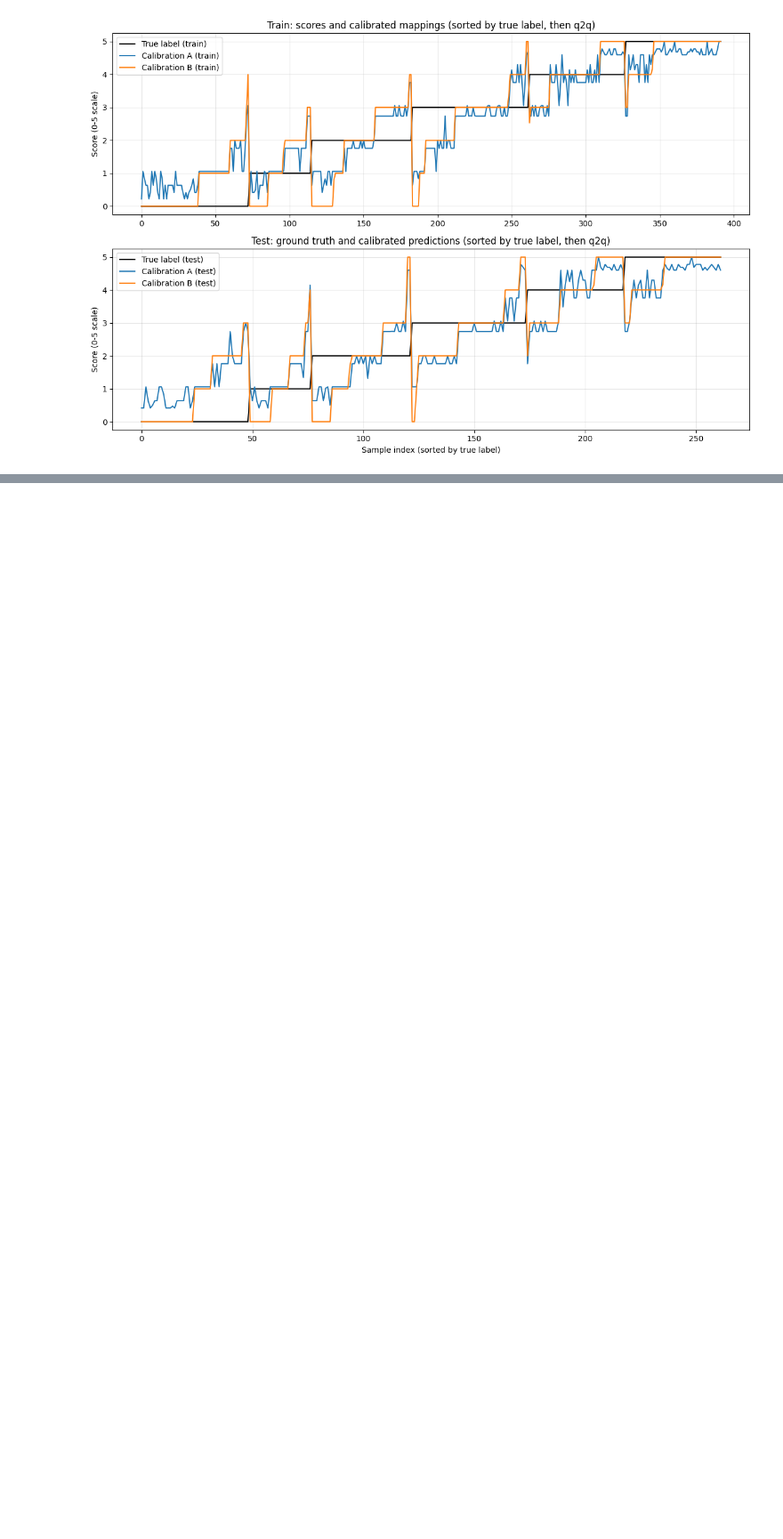
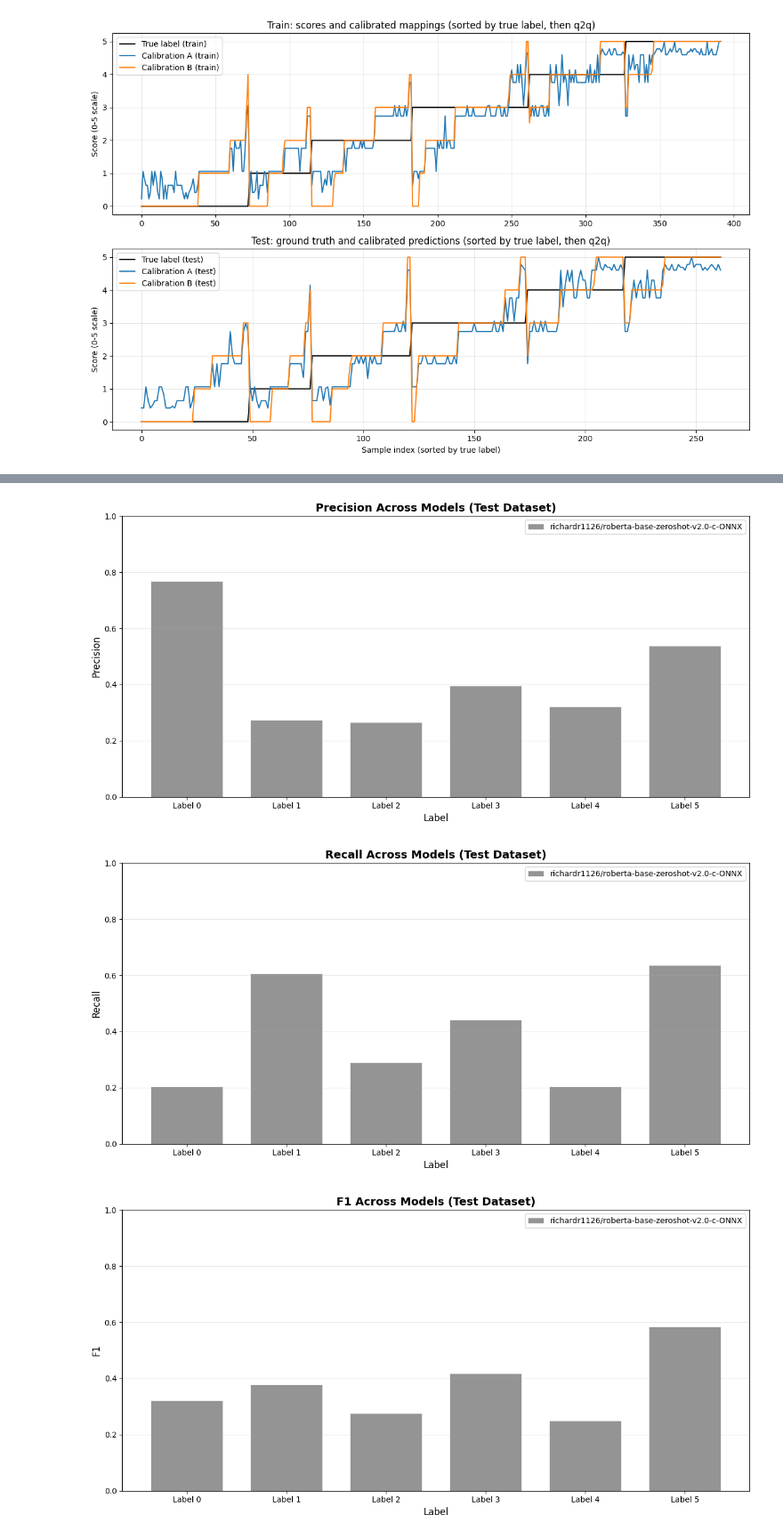
Before and after one commit to itzTerra/vis-desc, a Jupyter notebook: modules/lab/src/evaluation/nli/nli.ipynb, the cells around one changed output, grey strips where cells are left out. Shown at 89% size. Cells and saved outputs as stored; diff of their text form; code cells hidden in the pictures; blank space fills up the shorter version.

```diff
--- a/modules/lab/src/evaluation/nli/nli.ipynb
+++ b/modules/lab/src/evaluation/nli/nli.ipynb
@@ -276,0 +437,15 @@ Train scores: (392,) values
+# %%
+multiple_models = []
+for idx, sd in enumerate(score_data):
+    converted = nli_scores_to_core(
+        sd.train_scores,
+        sd.y_train,
+        sd.test_scores,
+        sd.y_test,
+        model_name=sd.model_name,
+    )
+    multiple_models.append(converted)
+
+print(f"Converted {len(multiple_models)} model(s) for comparison:")
+for m in multiple_models:
+    print(f"  - {m.model}")
@@ -276,0 +459,7 @@ Train scores: (392,) values
+# %%
+if multiple_models:
+    vis_all_models_plots(multiple_models, "test")
+# %% [output]
+[figure, added]
+[figure, added]
+[figure, added]
```
Also changed, not shown: parts of 18 cells of this notebook, 10 other files.
